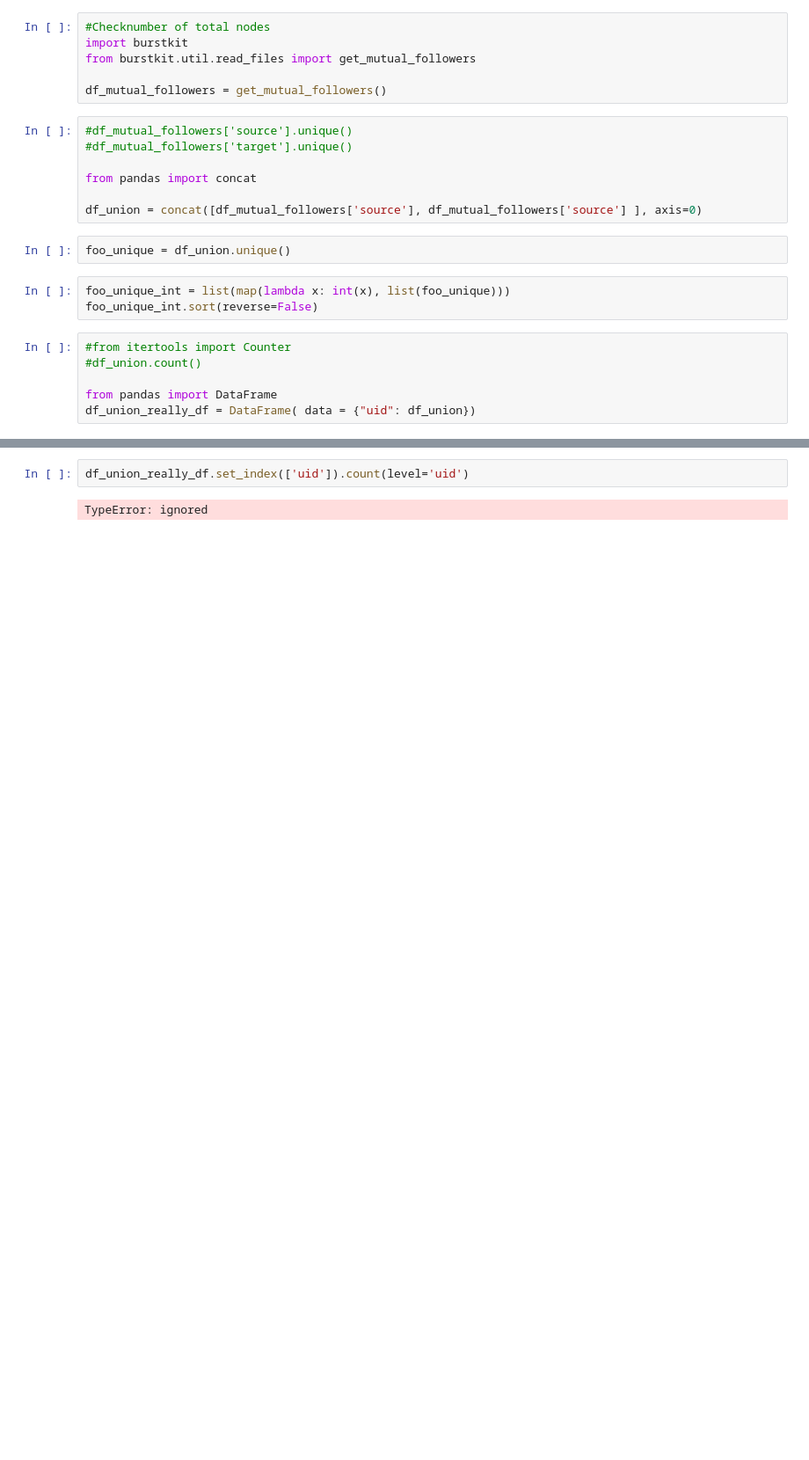
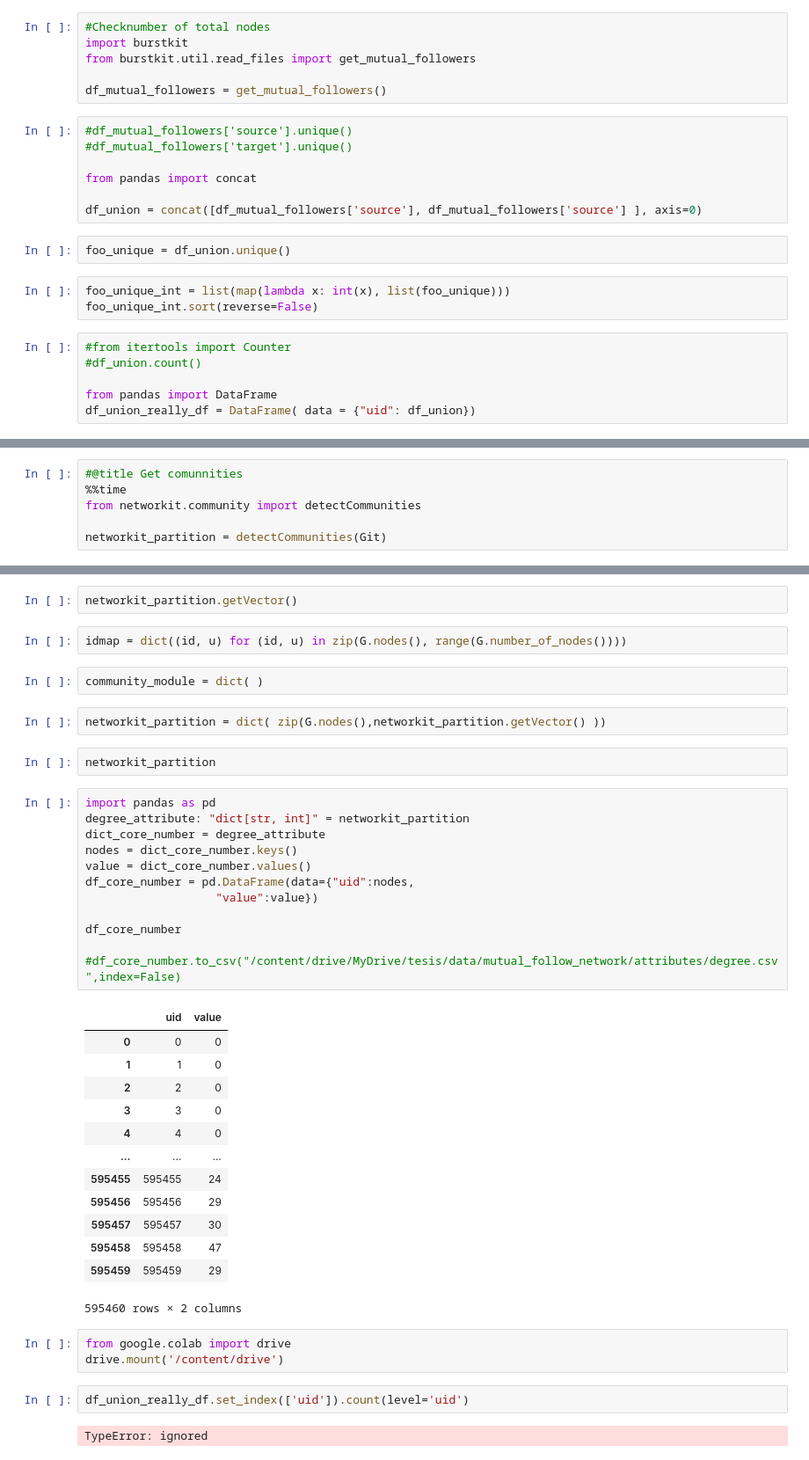
Before and after one commit to ErickMMuniz/NetworkAnalysis_TwitterTrends, a Jupyter notebook: colab_burstkit_framework.ipynb, the cells around one changed output, grey strips where cells are left out. Shown at 88% size. Drawn from its saved outputs; the diff is of its cells as text; blank space fills up the shorter version.

Commit message:
[NetworkIt] Added new cell to write some beauty cvs with data about mutual followers network

```diff
--- a/colab_burstkit_framework.ipynb
+++ b/colab_burstkit_framework.ipynb
@@ -209,0 +247,6 @@ df_union_really_df = DataFrame( data = {"uid": df_union})
+# %%
+#@title Get comunnities
+%%time
+from networkit.community import detectCommunities
+
+networkit_partition = detectCommunities(Git)
@@ -210,3 +268,42 @@ df_union_really_df = DataFrame( data = {"uid": df_union})
+# %%
+networkit_partition.getVector()
+# %%
+idmap = dict((id, u) for (id, u) in zip(G.nodes(), range(G.number_of_nodes())))
+# %%
+community_module = dict( )
+# %%
+networkit_partition = dict( zip(G.nodes(),networkit_partition.getVector() ))
+# %%
+networkit_partition
+# %%
+import pandas as pd
+degree_attribute: "dict[str, int]" = networkit_partition
+dict_core_number = degree_attribute
+nodes = dict_core_number.keys()
+value = dict_core_number.values()
+df_core_number = pd.DataFrame(data={"uid":nodes,
+                   "value":value})
+
+df_core_number
+
+#df_core_number.to_csv("/content/drive/MyDrive/tesis/data/mutual_follow_network/attributes/degree.csv",index=False)
+# %% [output]
+|  | uid | value |
+| 0 | 0 | 0 |
+| 1 | 1 | 0 |
+| 2 | 2 | 0 |
+| 3 | 3 | 0 |
+| 4 | 4 | 0 |
+| ... | ... | ... |
+| 595455 | 595455 | 24 |
+| 595456 | 595456 | 29 |
+| 595457 | 595457 | 30 |
+| 595458 | 595458 | 47 |
+| 595459 | 595459 | 29 |
+595460 rows × 2 columns
+# %%
+from google.colab import drive
+drive.mount('/content/drive')
 # %%
 df_union_really_df.set_index(['uid']).count(level='uid')
 # %% [output]
```
Also changed, not shown: parts of 8 cells of this notebook.
